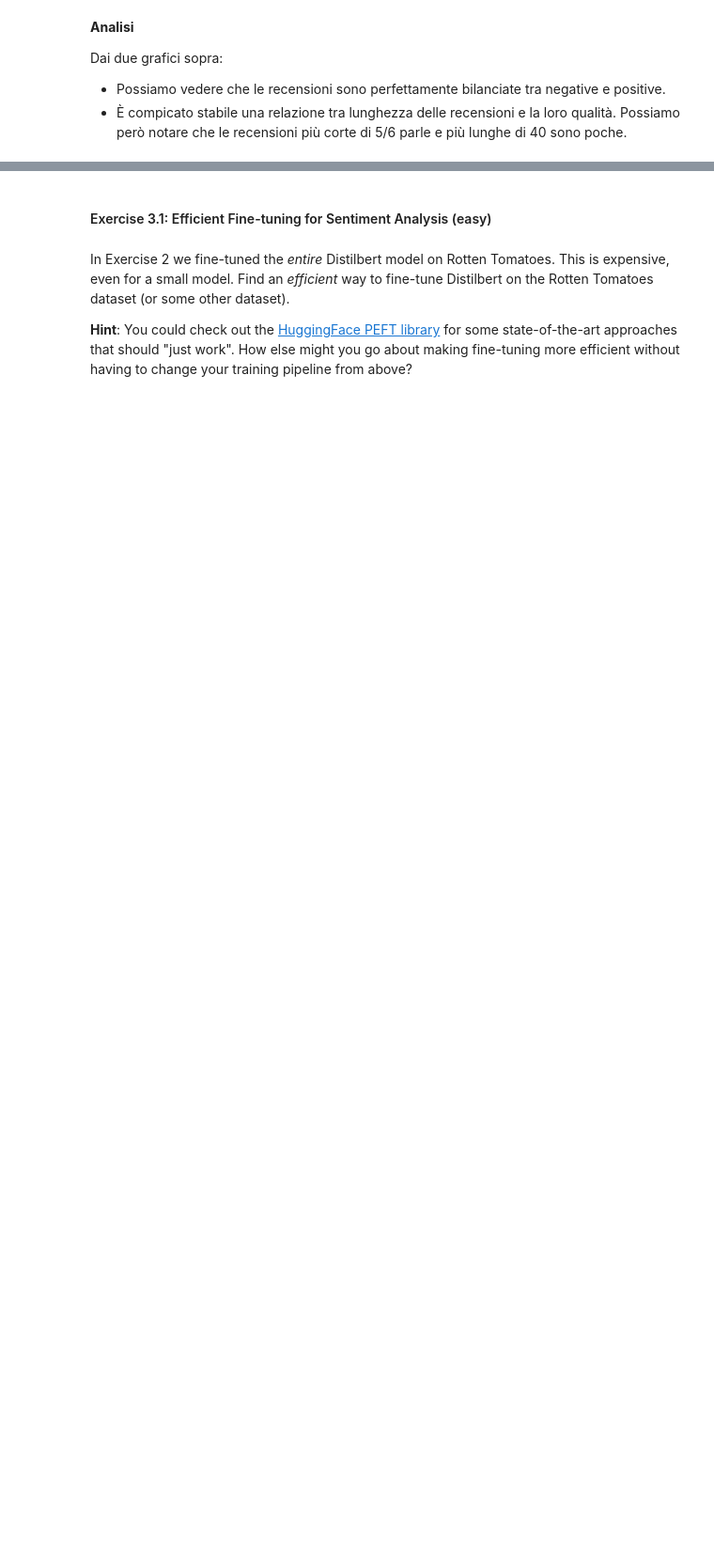
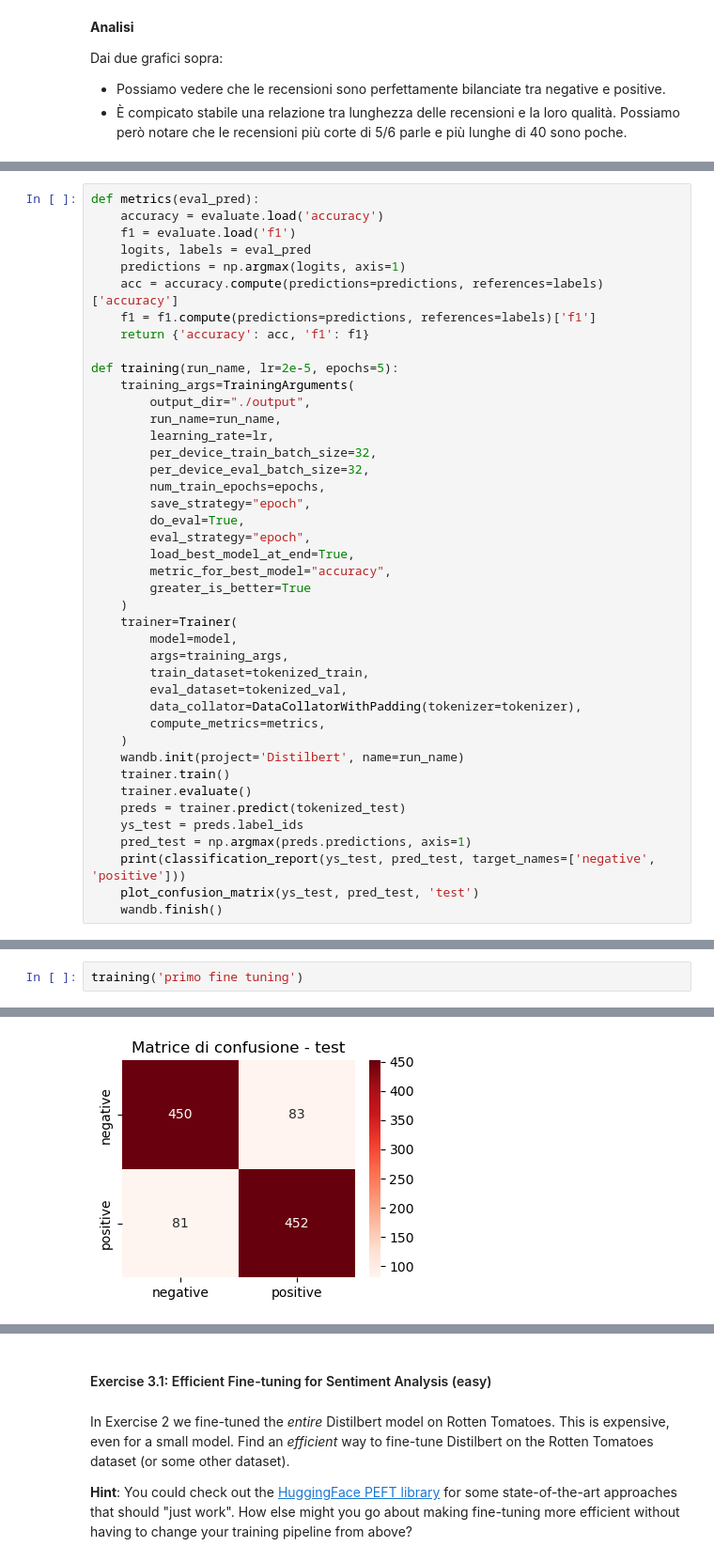
Before and after one commit to edoardosarri24/transformers, a Jupyter notebook: main.ipynb, the cells around one changed output, grey strips where cells are left out. Shown at 94% size. Cells and saved outputs as stored; diff of their text form; blank space fills up the shorter version.

Commit message:
semplice fine tuning

```diff
--- a/main.ipynb
+++ b/main.ipynb
@@ -274,0 +362,42 @@ trainer.train()
+# %%
+def metrics(eval_pred):
+    accuracy = evaluate.load('accuracy')
+    f1 = evaluate.load('f1')
+    logits, labels = eval_pred
+    predictions = np.argmax(logits, axis=1)
+    acc = accuracy.compute(predictions=predictions, references=labels)['accuracy']
+    f1 = f1.compute(predictions=predictions, references=labels)['f1']
+    return {'accuracy': acc, 'f1': f1}
+
+def training(run_name, lr=2e-5, epochs=5):
+    training_args=TrainingArguments(
+        output_dir="./output",
+        run_name=run_name,
+        learning_rate=lr,
+        per_device_train_batch_size=32,
+        per_device_eval_batch_size=32,
+        num_train_epochs=epochs,
+        save_strategy="epoch",
+        do_eval=True,
+        eval_strategy="epoch",
+        load_best_model_at_end=True,
+        metric_for_best_model="accuracy",
+        greater_is_better=True
+    )
+    trainer=Trainer(
+        model=model,
+        args=training_args,
+        train_dataset=tokenized_train,
+        eval_dataset=tokenized_val,
+        data_collator=DataCollatorWithPadding(tokenizer=tokenizer),
+        compute_metrics=metrics,
+    )
+    wandb.init(project='Distilbert', name=run_name)
+    trainer.train()
+    trainer.evaluate()
+    preds = trainer.predict(tokenized_test)
+    ys_test = preds.label_ids
+    pred_test = np.argmax(preds.predictions, axis=1)
+    print(classification_report(ys_test, pred_test, target_names=['negative', 'positive']))
+    plot_confusion_matrix(ys_test, pred_test, 'test')
+    wandb.finish()
@@ -274,0 +412,3 @@ trainer.train()
+# %%
+training('primo fine tuning')
+# %% [output]
@@ -274,0 +437 @@ trainer.train()
+[figure, added]
```
Also changed, not shown: parts of 81 cells of this notebook.
